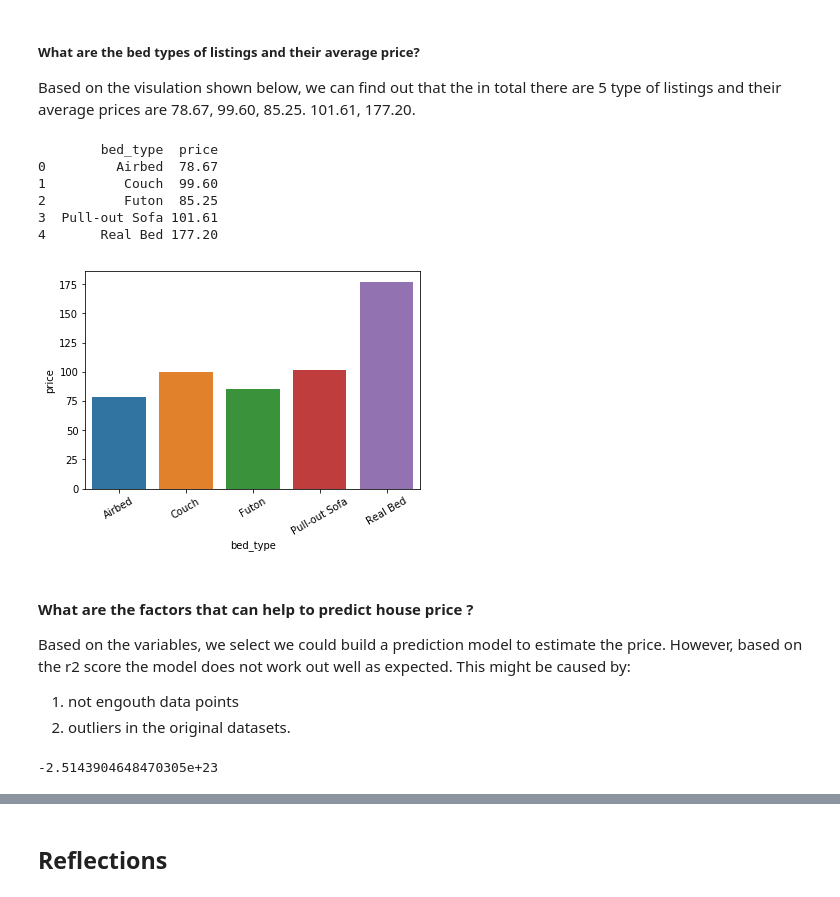
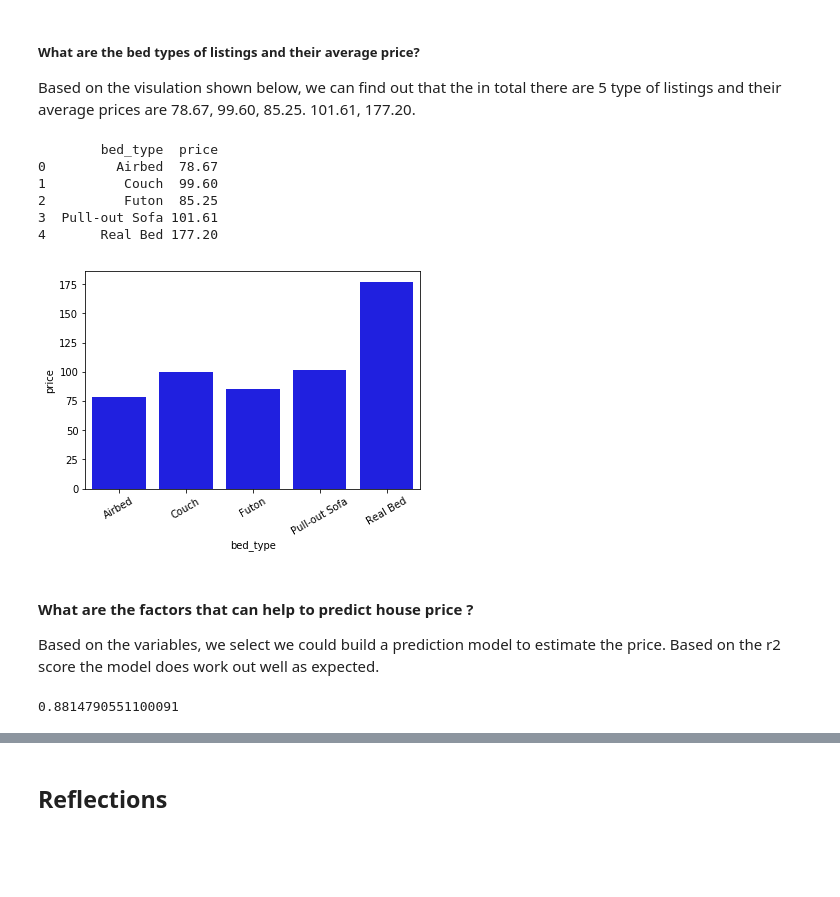
Before and after one commit to BrunoYang0918/Udacity-Data-Scientist, a Jupyter notebook: Project One: Writing a Data Science Blog Post/AirBNB Data Analysis.ipynb, the cells around one changed output, grey strips where cells are left out. Saved outputs shown, nothing was run; the diff lists cells and outputs as text; code cells hidden in the pictures; blank space fills up the shorter version.

```diff
--- a/Project One: Writing a Data Science Blog Post/AirBNB Data Analysis.ipynb
+++ b/Project One: Writing a Data Science Blog Post/AirBNB Data Analysis.ipynb
@@ -386,25 +412,23 @@ plt.show()
 Based on the visulation shown below, we can find out that the in total there are 5 type of listings and their average prices are 78.67, 99.60, 85.25. 101.61, 177.20.
 # %%
 # 1. Generate Data for visualization
-data = pd.pivot_table(type_price_df, values=['price'], index='bed_type', aggfunc={'price':'mean'}).reset_index()
+data = pd.pivot_table(lst_df, values=['price'], index='bed_type', aggfunc={'price':'mean'}).reset_index()
 print(data)
 # 2. Create Visualization
-ax1 = sns.barplot(x=data['bed_type'], y=data['price'])
+ax1 = sns.barplot(x=data['bed_type'], y=data['price'], color='blue')
 ax1.set_xticklabels(ax1.get_xticklabels(), rotation=30);
 # %% [output]
         bed_type  price
 0         Airbed  78.67
 1          Couch  99.60
 2          Futon  85.25
 3  Pull-out Sofa 101.61
 4       Real Bed 177.20
-[figure, old version]
+[figure, new version]
 # %% [markdown]
 #### What are the factors that can help to predict house price ?
 
-Based on the variables, we select we could build a prediction model to estimate the price. However, based on the r2 score the model does not work out well as expected. This might be caused by:
-1. not engouth data points
-2. outliers in the original datasets.
+Based on the variables, we select we could build a prediction model to estimate the price. Based on the r2 score the model does work out well as expected.
 # %%
 # 1. Data Scaling of
 X = price_pre_df.drop(columns=['price'])
@@ -414,15 +438,15 @@ y = price_pre_df['price']
 X_train, X_test, y_train, y_test = train_test_split(X, y, test_size = .30, random_state=42)
 
 # Instantiate
-lm_model = LinearRegression(normalize=True)
+regr = RandomForestRegressor(max_depth=30, random_state=0, n_estimators=300)
 
 # Fit the model
-lm_model.fit(X_train, y_train)
+regr.fit(X, y)
 
 # Predict the prices
-y_pre = lm_model.predict(X_test)
+y_pre = regr.predict(X_test)
 
 # Compare the result
 r2_score(y_test, y_pre)
 # %% [output]
--2.5143904648470305e+23
+0.8814790551100091
```
Also changed, not shown: parts of 7 cells of this notebook.
